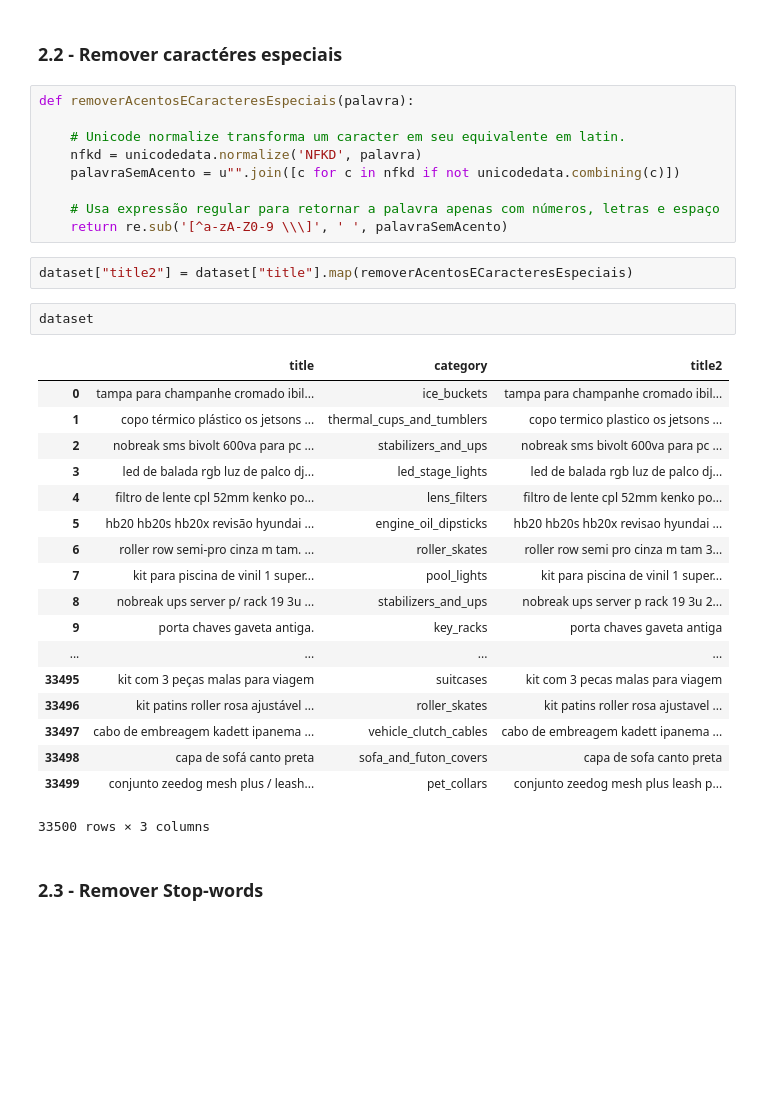
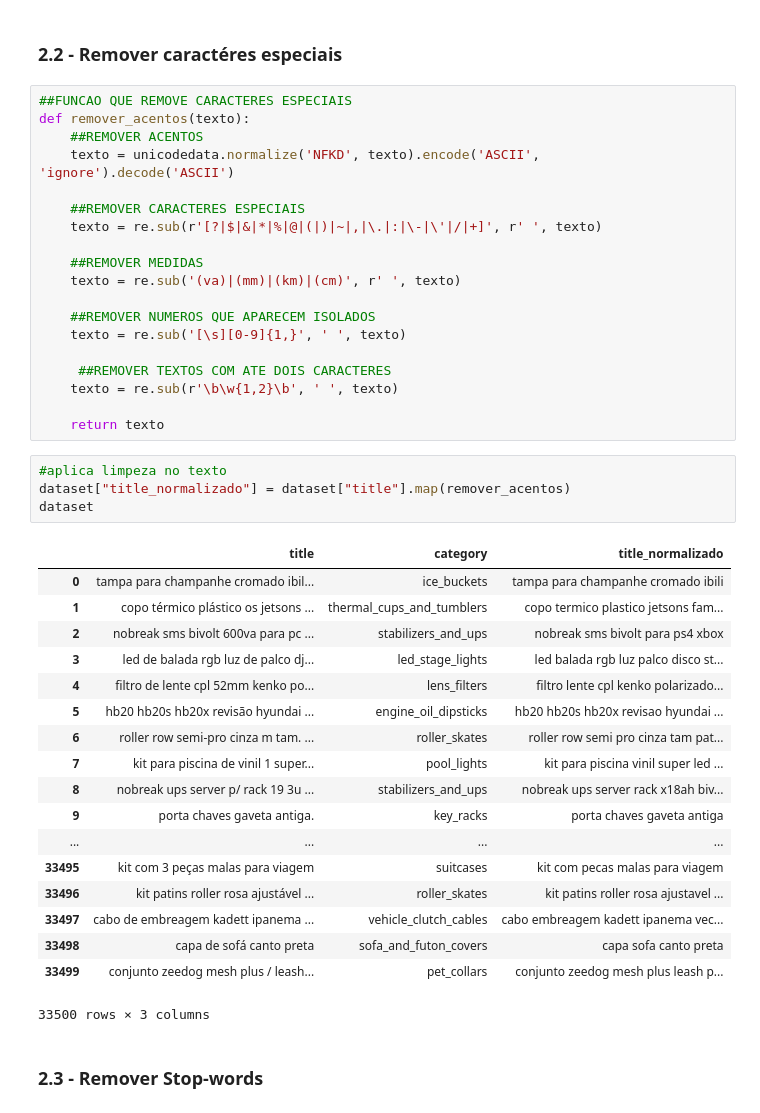
Before and after one commit to mbjesus/desafio_01_nlp_ufg, a Jupyter notebook: NLP_TCE.ipynb, the cells around one changed output. Cells and saved outputs as stored; diff of their text form; blank space fills up the shorter version.

```diff
--- a/NLP_TCE.ipynb
+++ b/NLP_TCE.ipynb
@@ -65,37 +70,47 @@ dataset["category"] = dataset["category"].str.lower()
 dataset["title"] = dataset["title"].str.lower()
 # %% [markdown]
 ### 2.2 - Remover caractéres especiais
-# %%
-def removerAcentosECaracteresEspeciais(palavra):
-
-    # Unicode normalize transforma um caracter em seu equivalente em latin.
-    nfkd = unicodedata.normalize('NFKD', palavra)
-    palavraSemAcento = u"".join([c for c in nfkd if not unicodedata.combining(c)])
-
-    # Usa expressão regular para retornar a palavra apenas com números, letras e espaço
-    return re.sub('[^a-zA-Z0-9 \\\]', ' ', palavraSemAcento)
-# %%
-dataset["title2"] = dataset["title"].map(removerAcentosECaracteresEspeciais)
-# %%
-dataset
-# %% [output]
-|  | title | category | title2 |
-| 0 | tampa para champanhe cromado ibil... | ice_buckets | tampa para champanhe cromado ibil... |
-| 1 | copo térmico plástico os jetsons ... | thermal_cups_and_tumblers | copo termico plastico os jetsons ... |
-| 2 | nobreak sms bivolt 600va para pc ... | stabilizers_and_ups | nobreak sms bivolt 600va para pc ... |
-| 3 | led de balada rgb luz de palco dj... | led_stage_lights | led de balada rgb luz de palco dj... |
-| 4 | filtro de lente cpl 52mm kenko po... | lens_filters | filtro de lente cpl 52mm kenko po... |
-| 5 | hb20 hb20s hb20x revisão hyundai ... | engine_oil_dipsticks | hb20 hb20s hb20x revisao hyundai ... |
-| 6 | roller row semi-pro cinza m tam. ... | roller_skates | roller row semi pro cinza m tam 3... |
-| 7 | kit para piscina de vinil 1 super... | pool_lights | kit para piscina de vinil 1 super... |
-| 8 | nobreak ups server p/ rack 19 3u ... | stabilizers_and_ups | nobreak ups server p rack 19 3u 2... |
-| 9 | porta chaves gaveta antiga. | key_racks | porta chaves gaveta antiga |
-| ... | ... | ... | ... |
-| 33495 | kit com 3 peças malas para viagem | suitcases | kit com 3 pecas malas para viagem |
-| 33496 | kit patins roller rosa ajustável ... | roller_skates | kit patins roller rosa ajustavel ... |
-| 33497 | cabo de embreagem kadett ipanema ... | vehicle_clutch_cables | cabo de embreagem kadett ipanema ... |
-| 33498 | capa de sofá canto preta | sofa_and_futon_covers | capa de sofa canto preta |
-| 33499 | conjunto zeedog mesh plus / leash... | pet_collars | conjunto zeedog mesh plus leash p... |
-33500 rows × 3 columns
+# %%
+##FUNCAO QUE REMOVE CARACTERES ESPECIAIS
+def remover_acentos(texto):
+    ##REMOVER ACENTOS
+    texto = unicodedata.normalize('NFKD', texto).encode('ASCII', 'ignore').decode('ASCII')
+
+    ##REMOVER CARACTERES ESPECIAIS
+    texto = re.sub(r'[?|$|&|*|%|@|(|)|~|,|\.|:|\-|\'|/|+]', r' ', texto)
+
+    ##REMOVER MEDIDAS
+    texto = re.sub('(va)|(mm)|(km)|(cm)', r' ', texto)
+
+    ##REMOVER NUMEROS QUE APARECEM ISOLADOS
+    texto = re.sub('[\s][0-9]{1,}', ' ', texto)
+
+     ##REMOVER TEXTOS COM ATE DOIS CARACTERES
+    texto = re.sub(r'\b\w{1,2}\b', ' ', texto)
+
+    return texto
+# %%
+#aplica limpeza no texto
+dataset["title_normalizado"] = dataset["title"].map(remover_acentos)
+dataset
+# %% [output]
+|  | title | category | title_normalizado |
+| 0 | tampa para champanhe cromado ibil... | ice_buckets | tampa para champanhe cromado ibili |
+| 1 | copo térmico plástico os jetsons ... | thermal_cups_and_tumblers | copo termico plastico jetsons fam... |
+| 2 | nobreak sms bivolt 600va para pc ... | stabilizers_and_ups | nobreak sms bivolt para ps4 xbox |
+| 3 | led de balada rgb luz de palco dj... | led_stage_lights | led balada rgb luz palco disco st... |
+| 4 | filtro de lente cpl 52mm kenko po... | lens_filters | filtro lente cpl kenko polarizado... |
+| 5 | hb20 hb20s hb20x revisão hyundai ... | engine_oil_dipsticks | hb20 hb20s hb20x revisao hyundai ... |
+| 6 | roller row semi-pro cinza m tam. ... | roller_skates | roller row semi pro cinza tam pat... |
+| 7 | kit para piscina de vinil 1 super... | pool_lights | kit para piscina vinil super led ... |
+| 8 | nobreak ups server p/ rack 19 3u ... | stabilizers_and_ups | nobreak ups server rack x18ah biv... |
+| 9 | porta chaves gaveta antiga. | key_racks | porta chaves gaveta antiga |
+| ... | ... | ... | ... |
+| 33495 | kit com 3 peças malas para viagem | suitcases | kit com pecas malas para viagem |
+| 33496 | kit patins roller rosa ajustável ... | roller_skates | kit patins roller rosa ajustavel ... |
+| 33497 | cabo de embreagem kadett ipanema ... | vehicle_clutch_cables | cabo embreagem kadett ipanema vec... |
+| 33498 | capa de sofá canto preta | sofa_and_futon_covers | capa sofa canto preta |
+| 33499 | conjunto zeedog mesh plus / leash... | pet_collars | conjunto zeedog mesh plus leash p... |
+33500 rows × 3 columns
 # %% [markdown]
 ### 2.3 - Remover Stop-words
```
Also changed, not shown: parts of 13 cells of this notebook.
